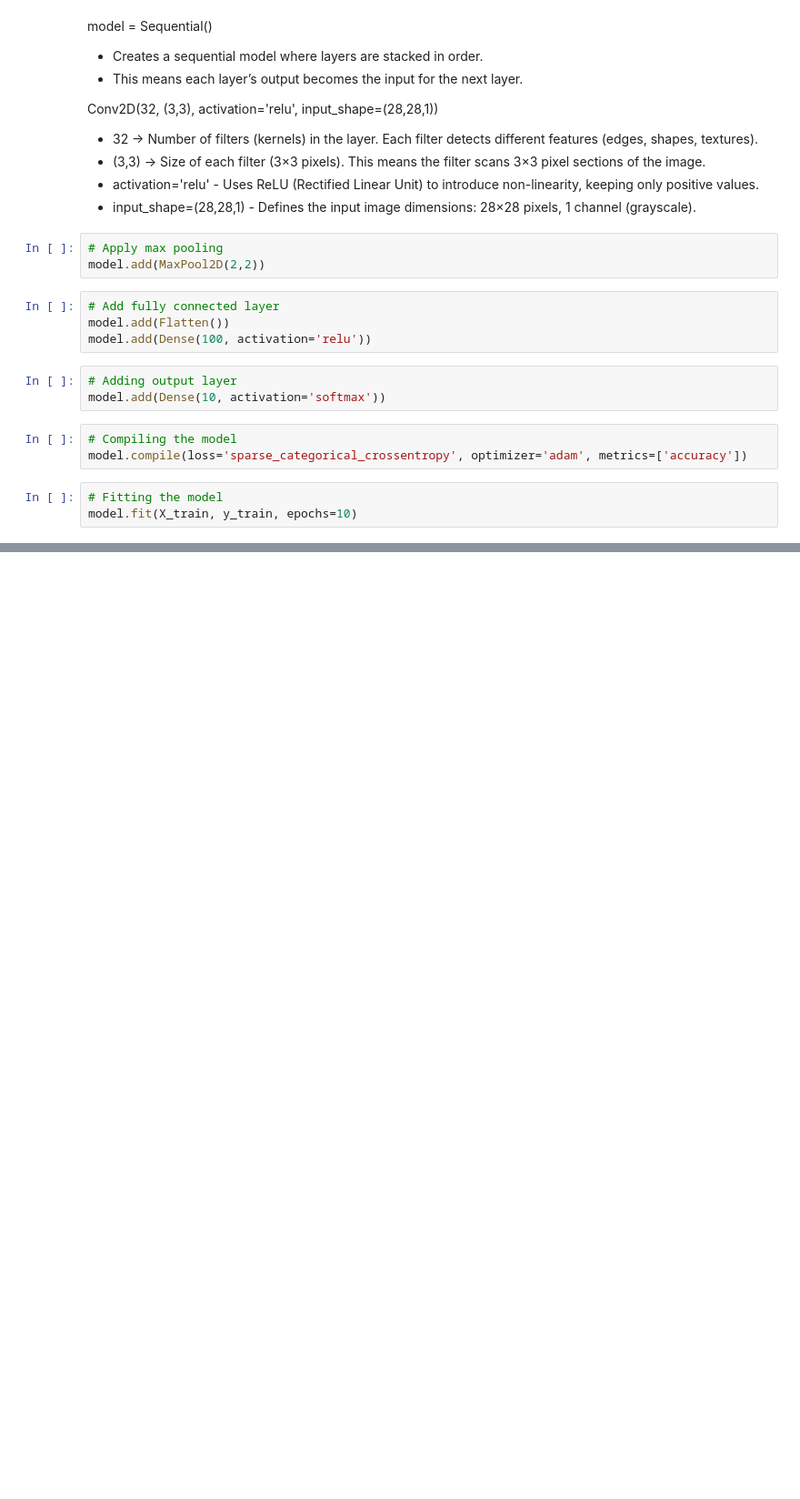
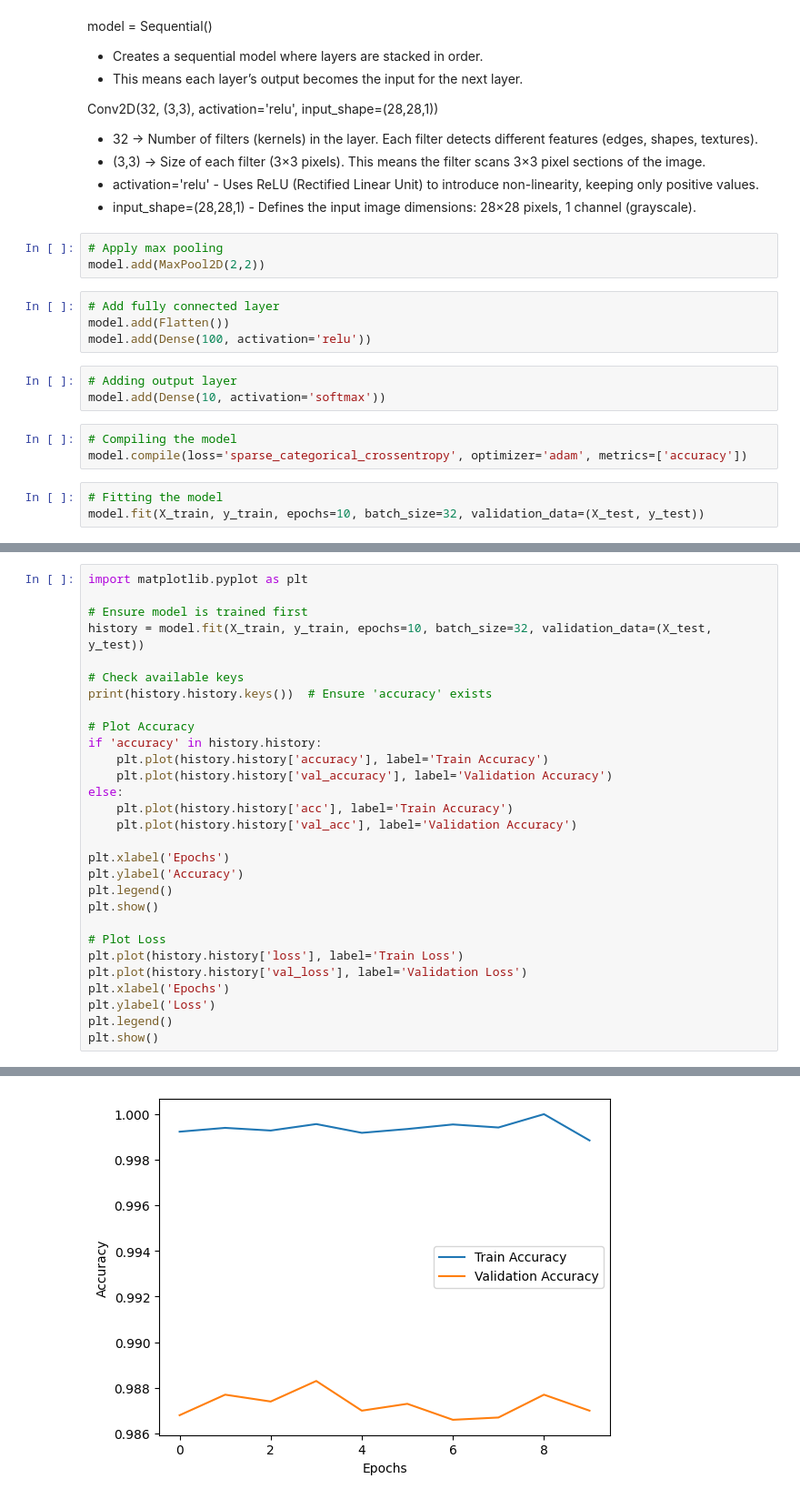
Before and after one commit to samwanyua/Python-for-Deep-Learning, a Jupyter notebook: handwritting_digit_recognition.ipynb, the cells around one changed output, grey strips where cells are left out. Shown at 91% size. Saved outputs shown, nothing was run; the diff lists cells and outputs as text; blank space fills up the shorter version.

Commit message:
Evaluating model accuracy

```diff
--- a/handwritting_digit_recognition.ipynb
+++ b/handwritting_digit_recognition.ipynb
@@ -95,6 +95,6 @@ model.add(Dense(10, activation='softmax'))
 model.compile(loss='sparse_categorical_crossentropy', optimizer='adam', metrics=['accuracy'])
 # %%
 # Fitting the model
-model.fit(X_train, y_train, epochs=10)
+model.fit(X_train, y_train, epochs=10, batch_size=32, validation_data=(X_test, y_test))
 # %% [output]
 Epoch 1/10
@@ -101,0 +135,30 @@ Epoch 1/10
+# %%
+import matplotlib.pyplot as plt
+
+# Ensure model is trained first
+history = model.fit(X_train, y_train, epochs=10, batch_size=32, validation_data=(X_test, y_test))
+
+# Check available keys
+print(history.history.keys())  # Ensure 'accuracy' exists
+
+# Plot Accuracy
+if 'accuracy' in history.history:
+    plt.plot(history.history['accuracy'], label='Train Accuracy')
+    plt.plot(history.history['val_accuracy'], label='Validation Accuracy')
+else:
+    plt.plot(history.history['acc'], label='Train Accuracy')
+    plt.plot(history.history['val_acc'], label='Validation Accuracy')
+
+plt.xlabel('Epochs')
+plt.ylabel('Accuracy')
+plt.legend()
+plt.show()
+
+# Plot Loss
+plt.plot(history.history['loss'], label='Train Loss')
+plt.plot(history.history['val_loss'], label='Validation Loss')
+plt.xlabel('Epochs')
+plt.ylabel('Loss')
+plt.legend()
+plt.show()
+# %% [output]
@@ -101,0 +182 @@ Epoch 1/10
+[figure, added]
```
Also changed, not shown: parts of 4 cells of this notebook.
